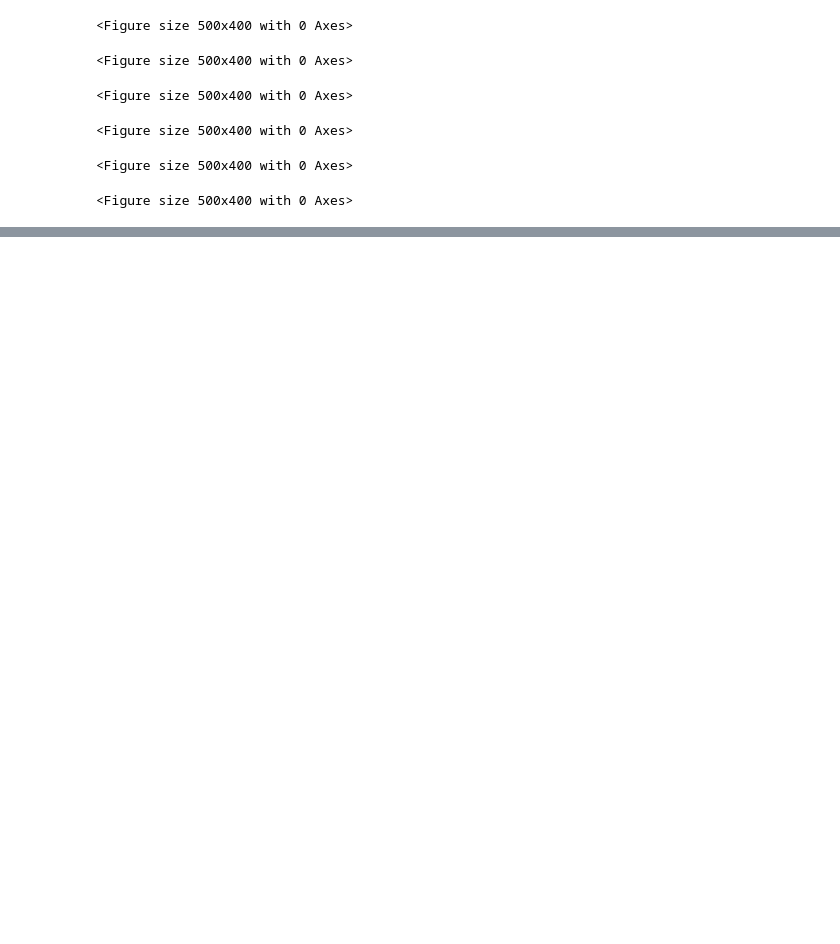
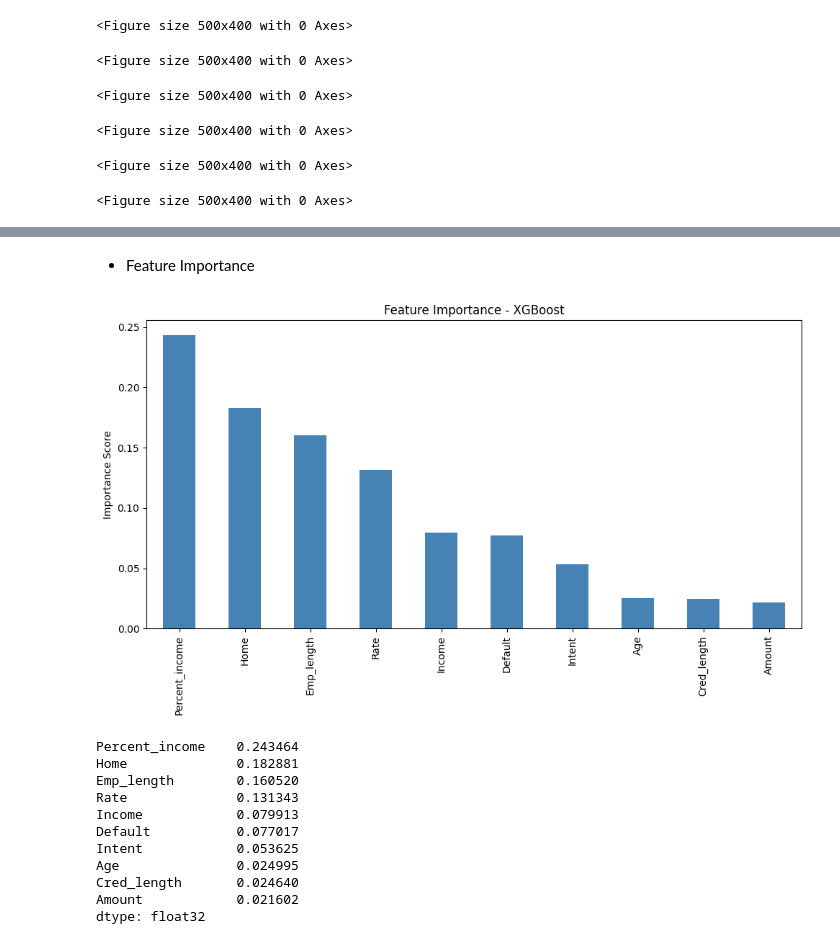
Before and after one commit to Olamieee/Credit-Risk-Assessment, a Jupyter notebook: credit_risk_model.ipynb, the cells around one changed output, grey strips where cells are left out. Saved outputs shown, nothing was run; the diff lists cells and outputs as text; code cells hidden in the pictures; blank space fills up the shorter version.

```diff
--- a/credit_risk_model.ipynb
+++ b/credit_risk_model.ipynb
@@ -355,0 +371,29 @@ for name, model in trained_models.items():
+# %% [markdown]
+- Feature Importance
+# %%
+feat_imp = pd.Series(
+    trained_models['XGBoost'].feature_importances_,
+    index=x_train.columns
+).sort_values(ascending=False)
+
+plt.figure(figsize=(10,6))
+feat_imp.plot(kind='bar', color='steelblue')
+plt.title('Feature Importance - XGBoost')
+plt.ylabel('Importance Score')
+plt.tight_layout()
+plt.savefig('feature_importance.png')
+plt.show()
+print(feat_imp)
+# %% [output]
+[figure, added]
+Percent_income    0.243464
+Home              0.182881
+Emp_length        0.160520
+Rate              0.131343
+Income            0.079913
+Default           0.077017
+Intent            0.053625
+Age               0.024995
+Cred_length       0.024640
+Amount            0.021602
+dtype: float32
```
Also changed, not shown: parts of 32 cells of this notebook, 30 other files.
